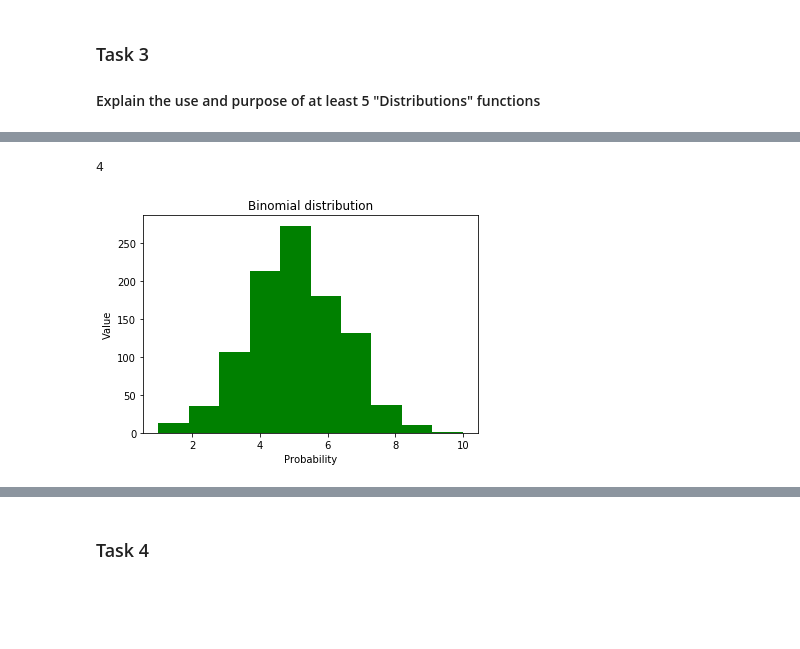
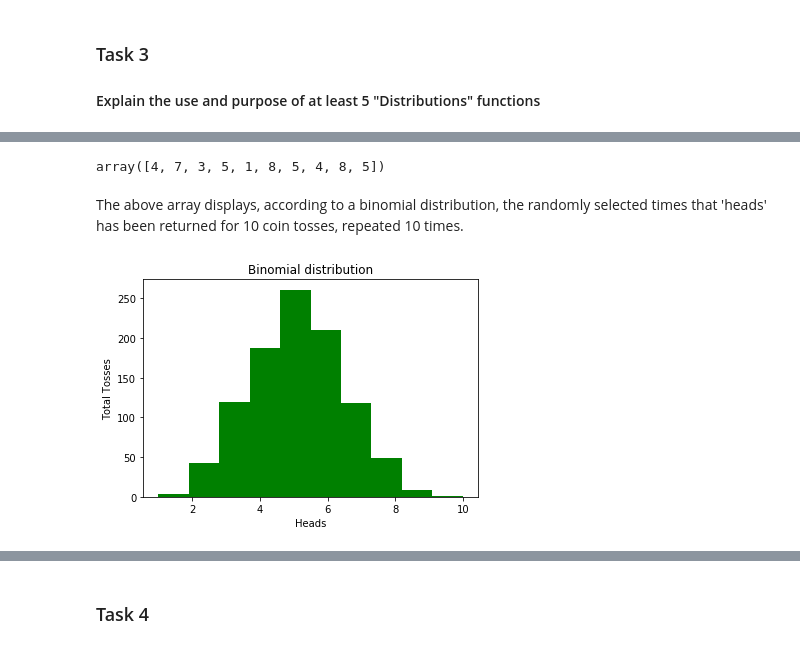
Before and after one commit to SimonMcLain/GMIT-Programming-for-Data-Analysis---Practicals, a Jupyter notebook: numpy-random.ipynb, the cells around one changed output, grey strips where cells are left out. Cells and saved outputs as stored; diff of their text form; code cells hidden in the pictures; blank space fills up the shorter version.

```diff
--- a/numpy-random.ipynb
+++ b/numpy-random.ipynb
@@ -88,14 +95,19 @@ size = times the trials are repeated"""
 
 # Toss a coin ten times, the binomial function randomly selects how many times 'heads' is returned.
 
-np.random.binomial(10, 0.5)
+np.random.binomial(10, 0.5, 10)
 # %% [output]
-4
+array([4, 7, 3, 5, 1, 8, 5, 4, 8, 5])
+# %% [markdown]
+The above array displays, according to a binomial distribution, the randomly selected times that 'heads' has been returned for 10 coin tosses, repeated 10 times.
 # %%
+"""Charting in a histogram of a binomial distribution you can see who often heads was returned for each set of 10 coin tosses
+this time repeated 1000 times"""
+
 plt.hist(np.random.binomial(10, 0.5, 1000), color='g')
-plt.xlabel('Outcome of each trial')
-plt.ylabel('Value')
+plt.xlabel('Heads')
+plt.ylabel('Total Tosses')
 plt.title("Binomial distribution")
 plt.show()
 # %% [output]
-[figure, old version]
+[figure, new version]
```
Also changed, not shown: parts of 26 cells of this notebook, 6 other files.
